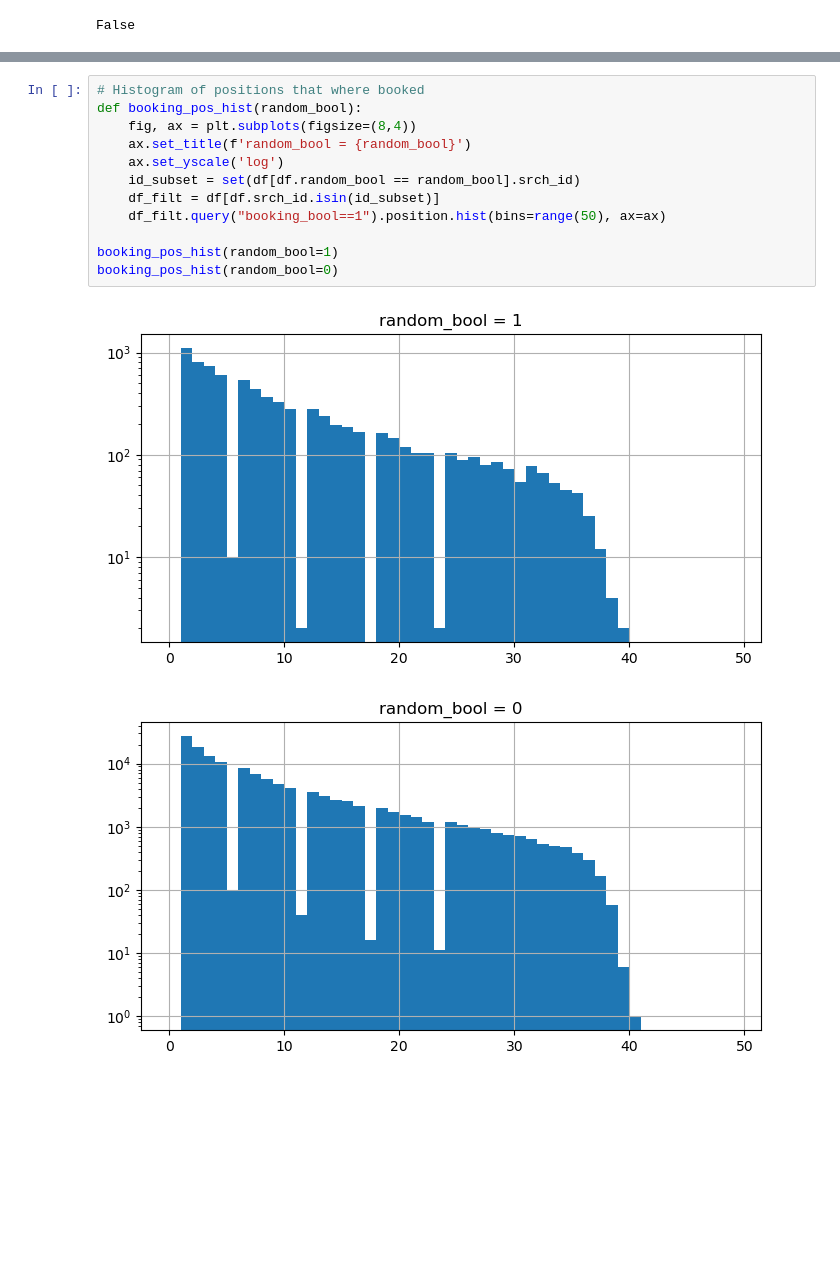
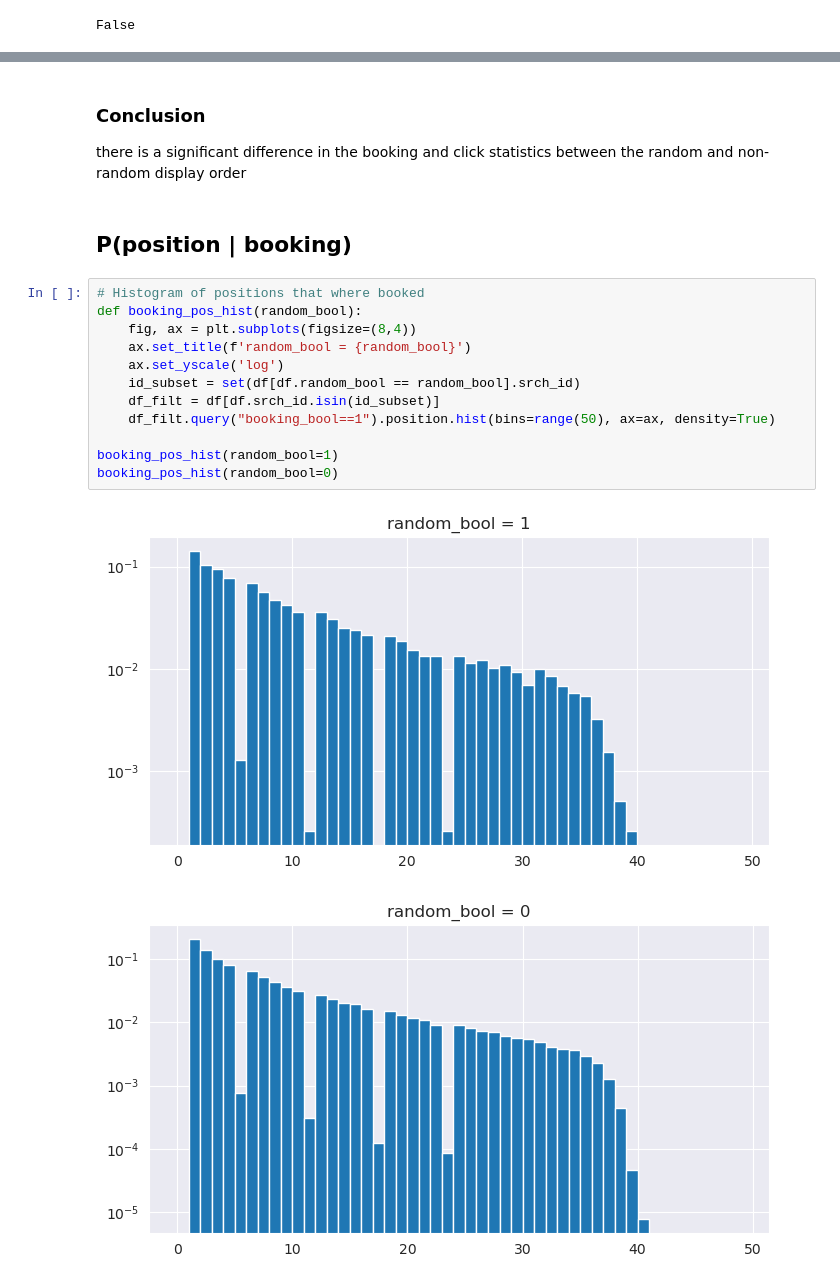
Before and after one commit to chrysapz/Expedia-Hotel-Reccomendation, a Jupyter notebook: robert.ipynb, the cells around one changed output, grey strips where cells are left out. Drawn from its saved outputs; the diff is of its cells as text; blank space fills up the shorter version.

```diff
--- a/robert.ipynb
+++ b/robert.ipynb
@@ -115,15 +120,21 @@ pie_chart_random_bool(1)
+# %% [markdown]
+### Conclusion
+
+there is a significant difference in the booking and click statistics between the random and non-random display order
+# %% [markdown]
+## P(position | booking)
 # %%
 # Histogram of positions that where booked
 def booking_pos_hist(random_bool):
     fig, ax = plt.subplots(figsize=(8,4))
     ax.set_title(f'random_bool = {random_bool}')
     ax.set_yscale('log')
     id_subset = set(df[df.random_bool == random_bool].srch_id)
     df_filt = df[df.srch_id.isin(id_subset)]
-    df_filt.query("booking_bool==1").position.hist(bins=range(50), ax=ax)
+    df_filt.query("booking_bool==1").position.hist(bins=range(50), ax=ax, density=True)
 
 booking_pos_hist(random_bool=1)
 booking_pos_hist(random_bool=0)
 # %% [output]
-[figure, old version]
+[figure, new version]
-[figure, old version]
+[figure, new version]
```
Also changed, not shown: parts of 76 cells of this notebook.
